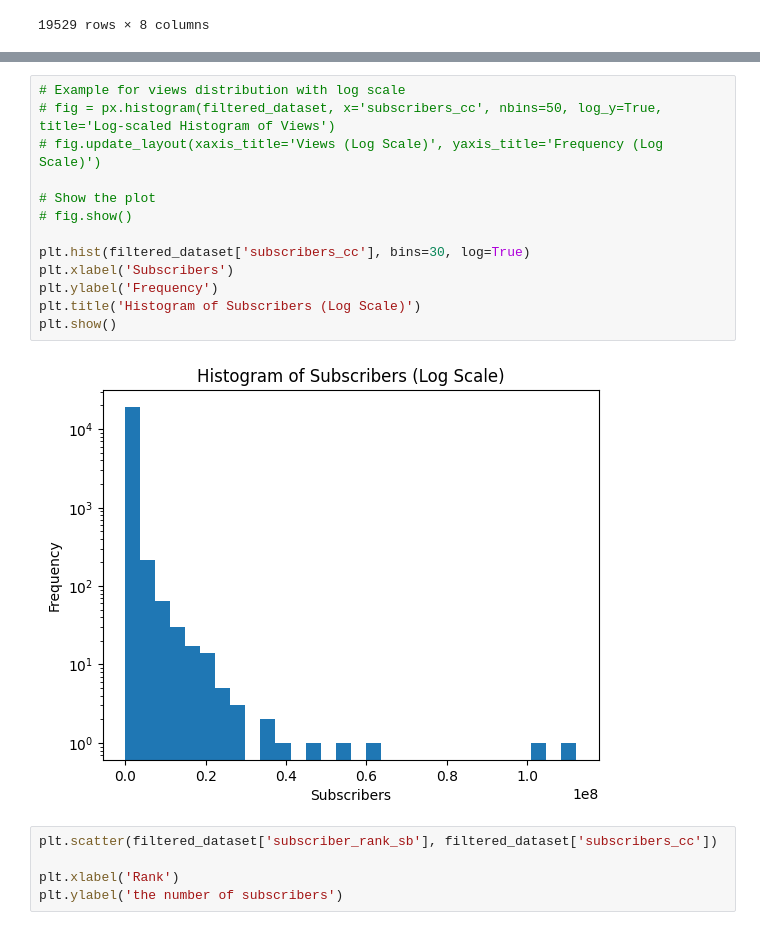
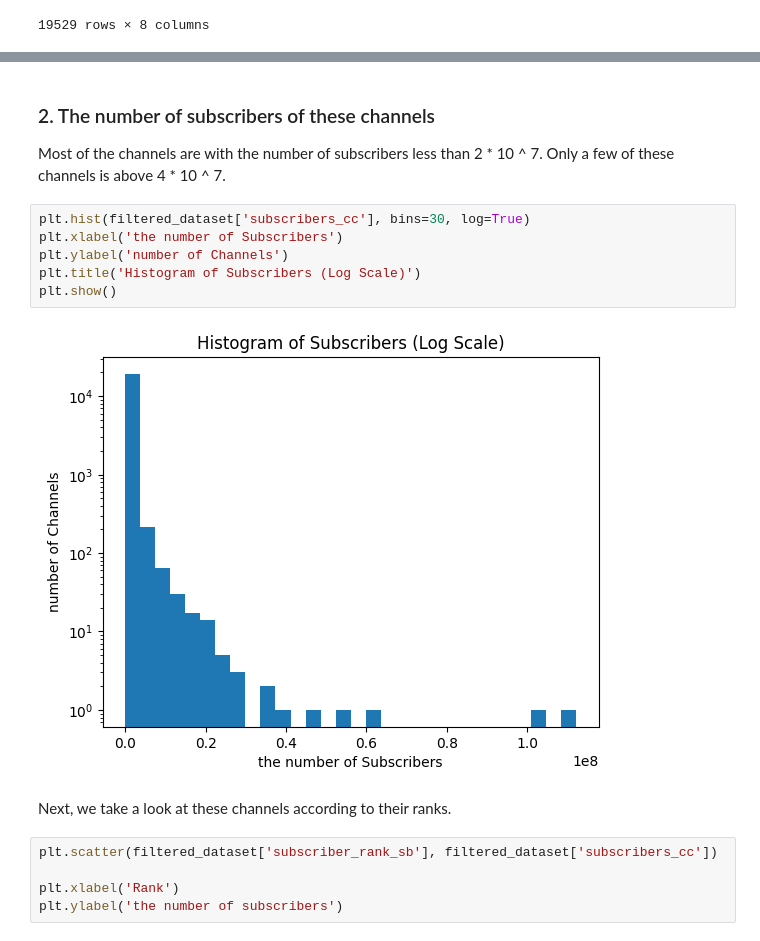
Before and after one commit to epfl-ada/ada-2023-project-lassa8639, a Jupyter notebook: Channel_Metadata.ipynb, the cells around one changed output, grey strips where cells are left out. Drawn from its saved outputs; the diff is of its cells as text.

```diff
--- a/Channel_Metadata.ipynb
+++ b/Channel_Metadata.ipynb
@@ -117,21 +68,19 @@ plt.title('Percentage of Each Category in Category_cc')
 plt.show()
 # %% [output]
 [figure]
+# %% [markdown]
+### 2. The  number of subscribers of these channels
+Most of the channels are with the number of subscribers less than 2 * 10 ^ 7. Only a few of these channels is above 4 * 10 ^ 7.
 # %%
-# Example for views distribution with log scale
-# fig = px.histogram(filtered_dataset, x='subscribers_cc', nbins=50, log_y=True, title='Log-scaled Histogram of Views')
-# fig.update_layout(xaxis_title='Views (Log Scale)', yaxis_title='Frequency (Log Scale)')
-
-# Show the plot
-# fig.show()
-
 plt.hist(filtered_dataset['subscribers_cc'], bins=30, log=True)
-plt.xlabel('Subscribers')
-plt.ylabel('Frequency')
+plt.xlabel('the number of Subscribers')
+plt.ylabel('number of Channels')
 plt.title('Histogram of Subscribers (Log Scale)')
 plt.show()
 # %% [output]
-[figure, old version]
+[figure, new version]
+# %% [markdown]
+Next, we take a look at these channels according to their ranks.
 # %%
 plt.scatter(filtered_dataset['subscriber_rank_sb'], filtered_dataset['subscribers_cc'])
 
```
Also changed, not shown: parts of 20 cells of this notebook.
